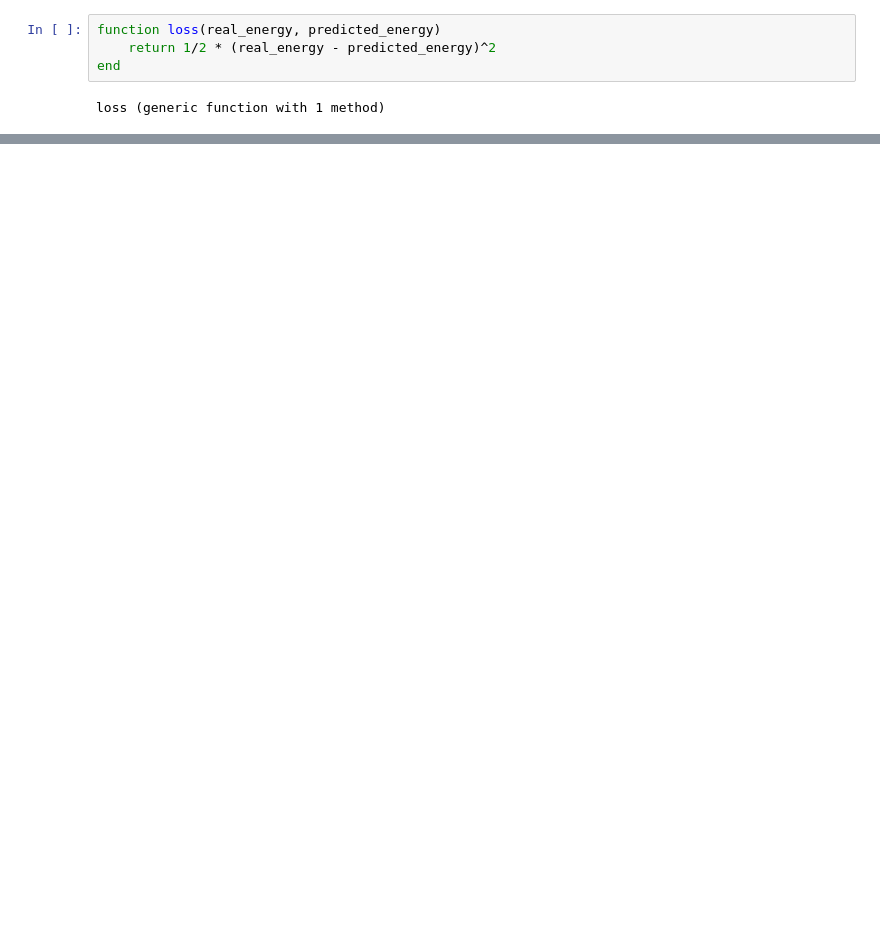
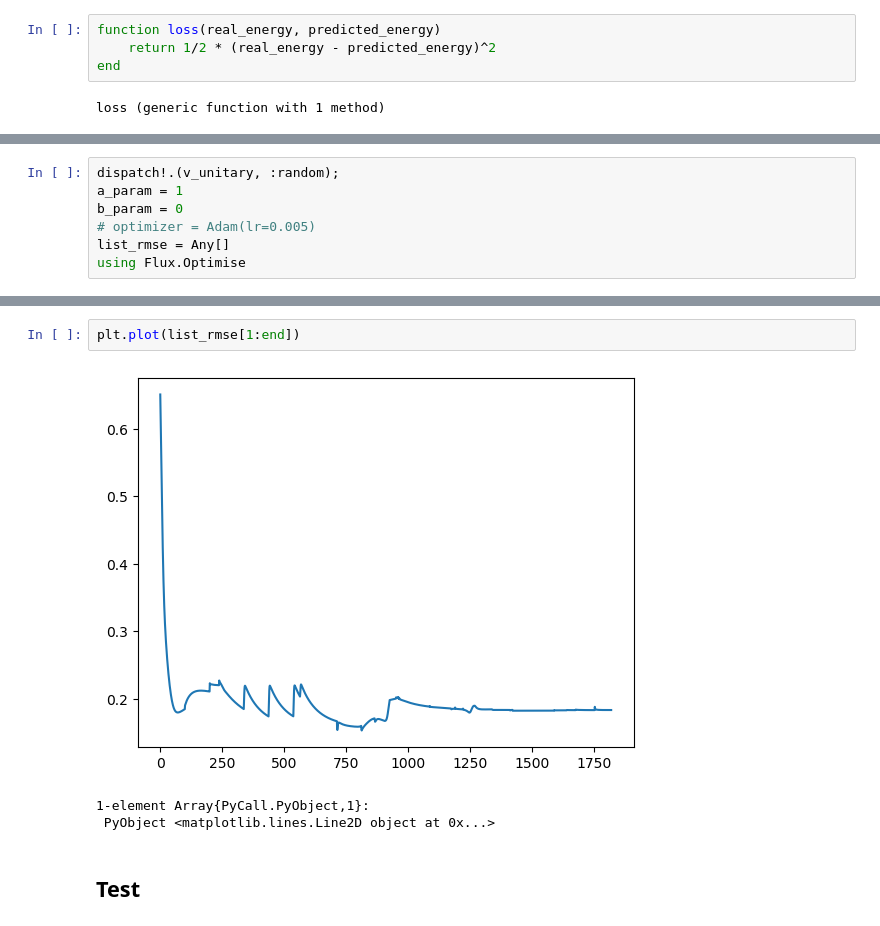
Before and after one commit to artix41/clifford-learning, a Jupyter notebook: clifford-learning.ipynb, the cells around one changed output, grey strips where cells are left out. Cells and saved outputs as stored; diff of their text form; blank space fills up the shorter version.

```diff
--- a/clifford-learning.ipynb
+++ b/clifford-learning.ipynb
@@ -197 +195,8 @@ BoundsError: BoundsError: attempt to access 22-element Array{Float64,1} at index
+# %%
+dispatch!.(v_unitary, :random);
+a_param = 1
+b_param = 0
+# optimizer = Adam(lr=0.005)
+list_rmse = Any[]
+using Flux.Optimise
 # %%
@@ -223,0 +275,8 @@ UndefVarError: UndefVarError: i not defined
+# %%
+plt.plot(list_rmse[1:end])
+# %% [output]
+[figure, added]
+1-element Array{PyCall.PyObject,1}:
+ PyObject <matplotlib.lines.Line2D object at 0x...>
+# %% [markdown]
+## Test
```
Also changed, not shown: parts of 24 cells of this notebook.
